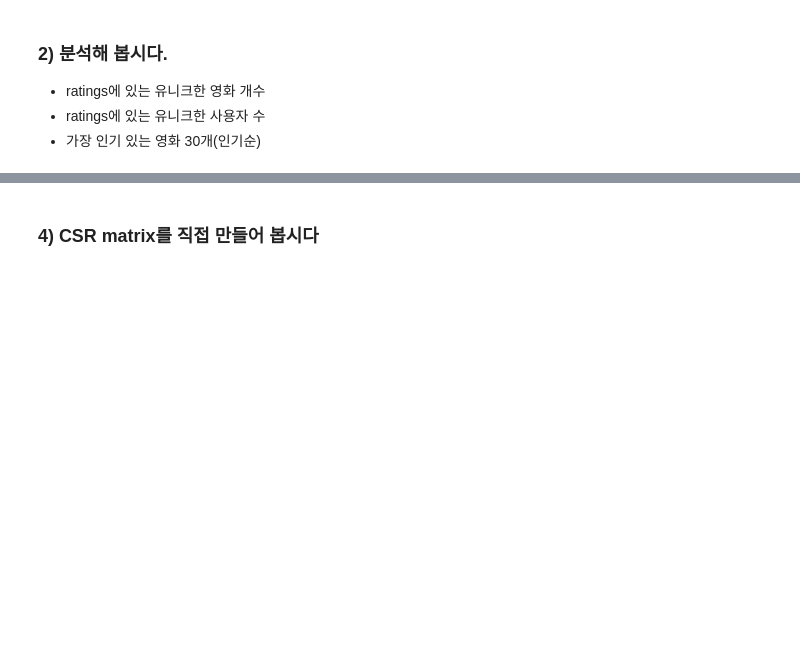
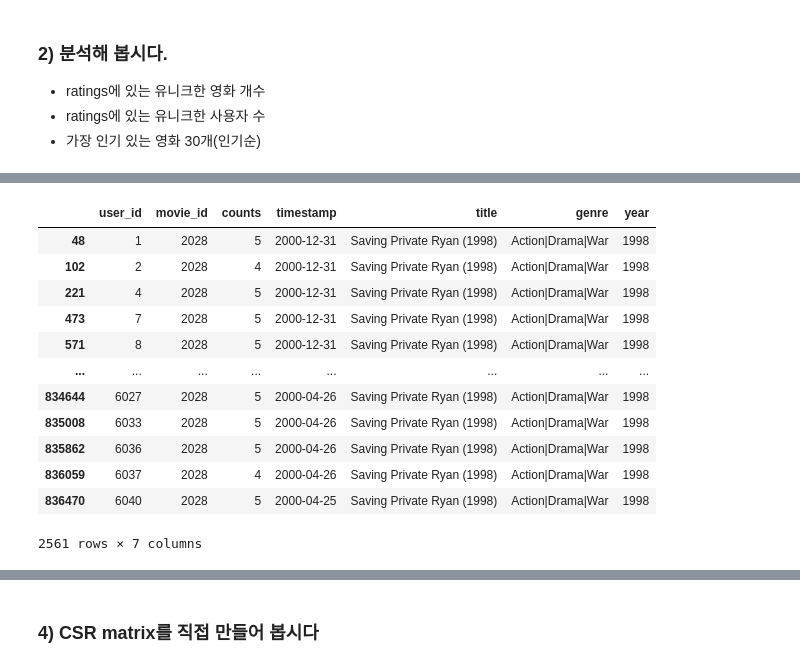
Before and after one commit to peter1505/AIFFEL, a Jupyter notebook: EXP_09_movie_rec.ipynb, the cells around one changed output, grey strips where cells are left out. Saved outputs shown, nothing was run; the diff lists cells and outputs as text; code cells hidden in the pictures; blank space fills up the shorter version.

```diff
--- a/EXP_09_movie_rec.ipynb
+++ b/EXP_09_movie_rec.ipynb
@@ -91,6 +101,7 @@ ratings['user_id'].nunique()
 
 
 # ratings 와 movies 데이터 프레임 합치기
-data = ratings.join(movies.set_index('movie_id'), on='movie_id')
-data.head()
+# movie_id를 key로 ratings와 movies 데이터프레임을 조인
+ratings = ratings.merge(movies, how='left', on='movie_id')
+ratings.groupby('title')['user_id'].count().sort_values(ascending=False)[:30]
 # %% [output]
@@ -127,0 +317,13 @@ Name: title, dtype: object
+# %%
+from datetime import datetime
+import time
+s = int('978300760')
+
+datetime.fromtimestamp(s).strftime('%Y-%m-%d')
+
+# timestamp를 %Y-%m-%d 형식으로 변경해봅니다.
+# ratings.rename(columns={'timestamp' : 'date'}, inplace=True)
+ratings['timestamp'] = ratings['timestamp'].apply(lambda s : datetime.fromtimestamp(int(s)).strftime('%Y-%m-%d'))
+
+
+ratings.head()
@@ -127,0 +339,4 @@ Name: title, dtype: object
+# %%
+ratings['year'] = ratings['title'].str.extract('.*\((.*)\).*',expand = False).astype(int)
+
+ratings.head()
@@ -127,0 +456,18 @@ Name: title, dtype: object
+# %%
+# 라이언 일병 구하기
+movie_name = 'Saving Private Ryan (1998)'
+ratings[ratings['title'].apply(lambda x : x == movie_name)]
+# %% [output]
+|  | user_id | movie_id | counts | timestamp | title | genre | year |
+| 48 | 1 | 2028 | 5 | 2000-12-31 | Saving Private Ryan (1998) | Action|Drama|War | 1998 |
+| 102 | 2 | 2028 | 4 | 2000-12-31 | Saving Private Ryan (1998) | Action|Drama|War | 1998 |
+| 221 | 4 | 2028 | 5 | 2000-12-31 | Saving Private Ryan (1998) | Action|Drama|War | 1998 |
+| 473 | 7 | 2028 | 5 | 2000-12-31 | Saving Private Ryan (1998) | Action|Drama|War | 1998 |
+| 571 | 8 | 2028 | 5 | 2000-12-31 | Saving Private Ryan (1998) | Action|Drama|War | 1998 |
+| ... | ... | ... | ... | ... | ... | ... | ... |
+| 834644 | 6027 | 2028 | 5 | 2000-04-26 | Saving Private Ryan (1998) | Action|Drama|War | 1998 |
+| 835008 | 6033 | 2028 | 5 | 2000-04-26 | Saving Private Ryan (1998) | Action|Drama|War | 1998 |
+| 835862 | 6036 | 2028 | 5 | 2000-04-26 | Saving Private Ryan (1998) | Action|Drama|War | 1998 |
+| 836059 | 6037 | 2028 | 4 | 2000-04-26 | Saving Private Ryan (1998) | Action|Drama|War | 1998 |
+| 836470 | 6040 | 2028 | 5 | 2000-04-25 | Saving Private Ryan (1998) | Action|Drama|War | 1998 |
+2561 rows × 7 columns
```
Also changed, not shown: parts of 61 cells of this notebook.
